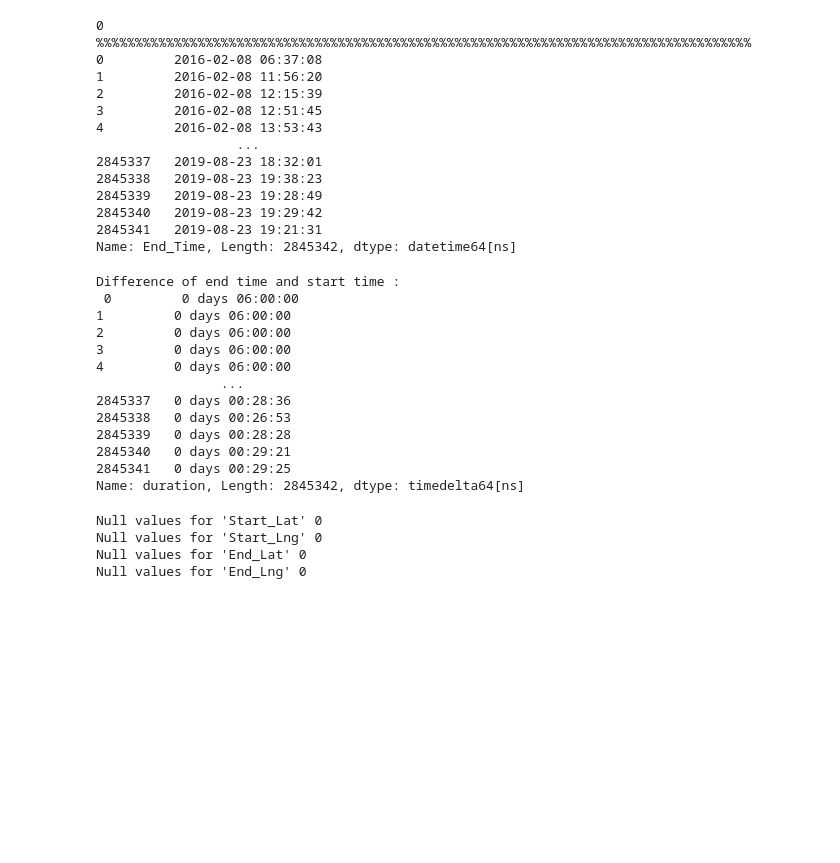
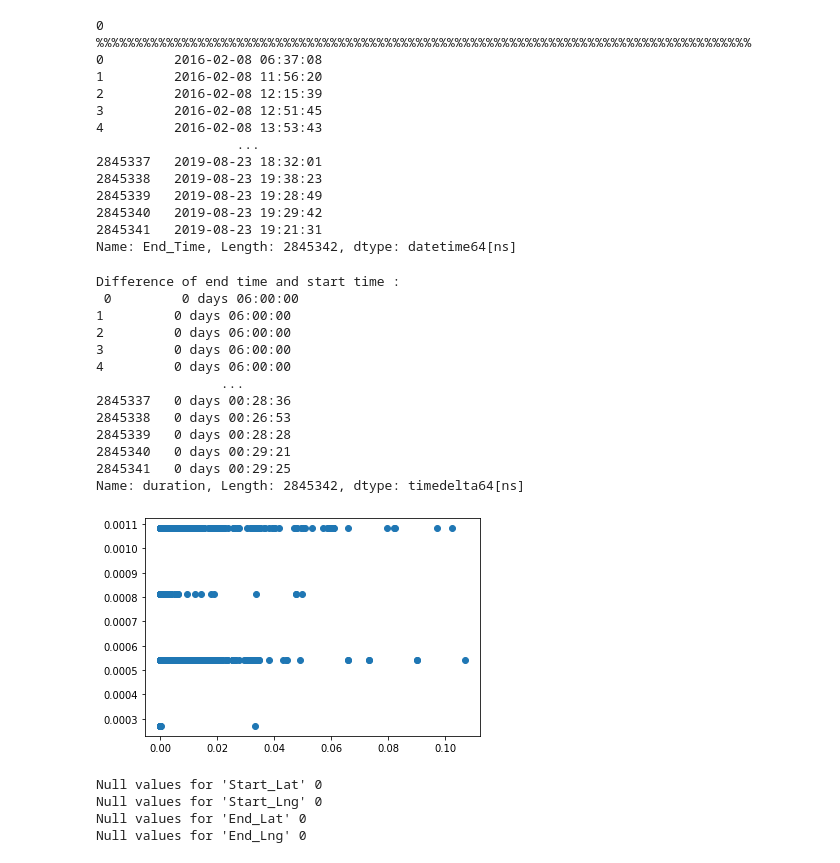
Before and after one commit to lisaburini/data-science, a Jupyter notebook: BusinessIntelligence/ETL_accidents.ipynb, the cells around one changed output. Drawn from its saved outputs; the diff is of its cells as text; code cells hidden in the pictures; blank space fills up the shorter version.

```diff
--- a/BusinessIntelligence/ETL_accidents.ipynb
+++ b/BusinessIntelligence/ETL_accidents.ipynb
@@ -117,23 +118,37 @@ print(full_dataset["End_Time"])
 2845341   2019-08-23 19:21:31
 Name: End_Time, Length: 2845342, dtype: datetime64[ns]
 # %%
+from sklearn import preprocessing
+import numpy as np
+import matplotlib.pyplot as plt
+
+
+
 # create column incidents duration (difference between end time and start time)
 full_dataset['duration'] = full_dataset['End_Time'] - full_dataset['Start_Time']
 print("\nDifference of end time and start time :\n", full_dataset['duration'])
+
+duration_normalized = preprocessing.normalize([np.array(full_dataset['duration'])])
+severity_normalized = preprocessing.normalize([np.array(full_dataset['Severity'])])
+
+
+plt.scatter(duration_normalized, severity_normalized)
+plt.show()
 # %% [output]
 Difference of end time and start time :
  0         0 days 06:00:00
 1         0 days 06:00:00
 2         0 days 06:00:00
 3         0 days 06:00:00
 4         0 days 06:00:00
                 ...
 2845337   0 days 00:28:36
 2845338   0 days 00:26:53
 2845339   0 days 00:28:28
 2845340   0 days 00:29:21
 2845341   0 days 00:29:25
 Name: duration, Length: 2845342, dtype: timedelta64[ns]
+[figure, added]
 # %%
 # check null values for latitude and longitude
 print("Null values for 'Start_Lat'",full_dataset["Start_Lat"].isnull().sum())
```
Also changed, not shown: parts of 6 cells of this notebook.
